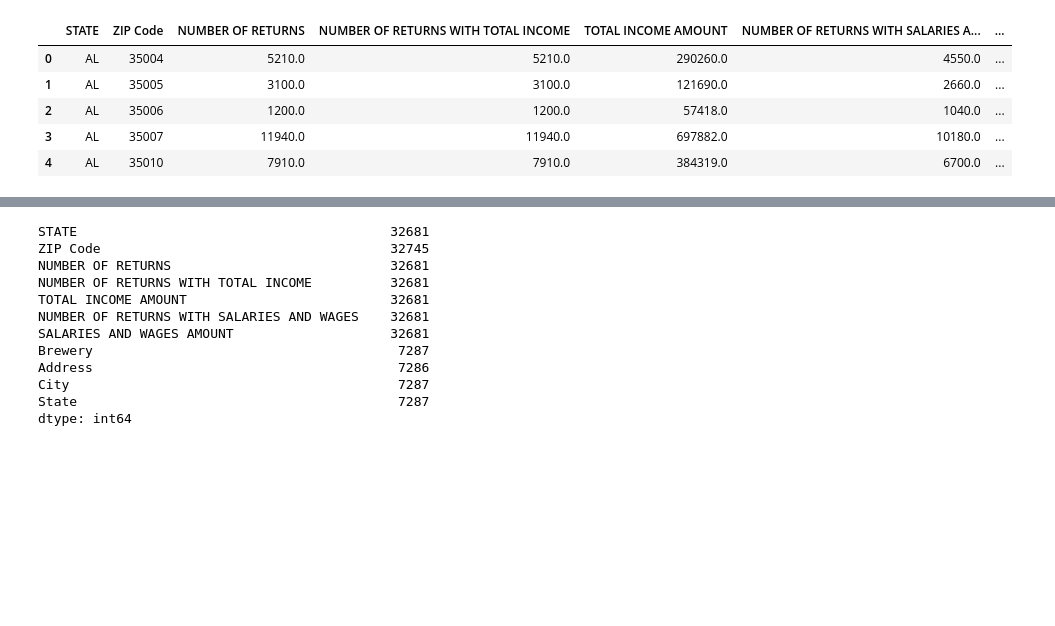
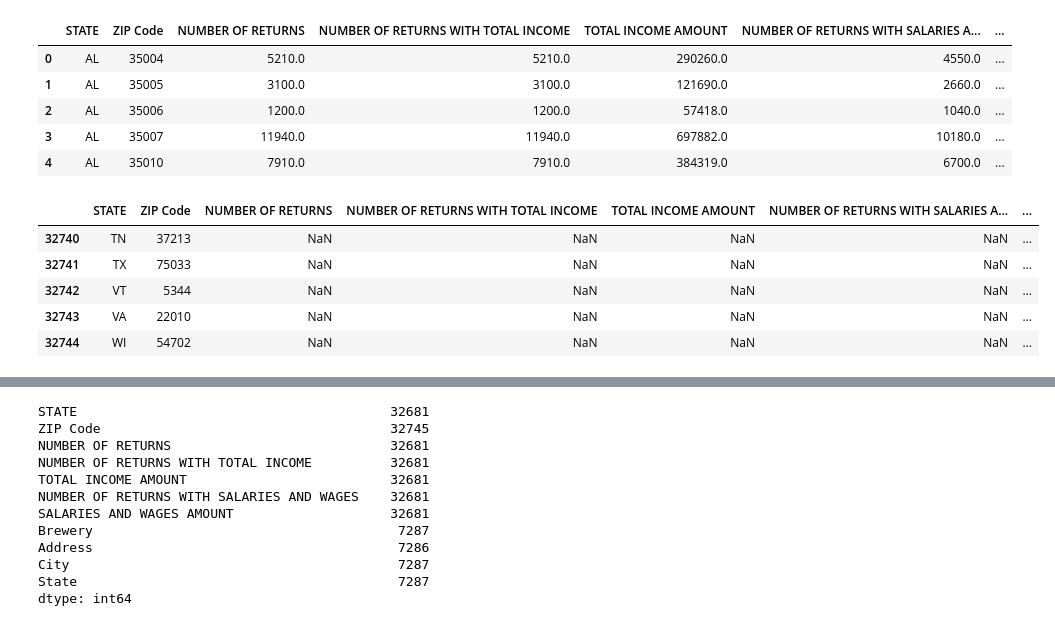
Before and after one commit to sjlapan/Economic_Predictors_of_Brewery_Success, a Jupyter notebook: Merging_Brewers_Association_and_Tax_Data.ipynb, the cells around one changed output, grey strips where cells are left out. Saved outputs shown, nothing was run; the diff lists cells and outputs as text; code cells hidden in the pictures; blank space fills up the shorter version.

Commit message:
Added state labels to zip codes not represented by the tax data, dropped extra State column, saved in brewers_association_data_with_tax_data_2.csv

```diff
--- a/Merging_Brewers_Association_and_Tax_Data.ipynb
+++ b/Merging_Brewers_Association_and_Tax_Data.ipynb
@@ -96,3 +96,13 @@ full_merge_df.head()
 | 2 | AL | 35006 | 1200.0 | 1200.0 | 57418.0 | 1040.0 | ... |
 | 3 | AL | 35007 | 11940.0 | 11940.0 | 697882.0 | 10180.0 | ... |
 | 4 | AL | 35010 | 7910.0 | 7910.0 | 384319.0 | 6700.0 | ... |
+# %%
+full_merge_df["STATE"].fillna(value= full_merge_df["State"], inplace = True)
+full_merge_df.tail()
+# %% [output]
+|  | STATE | ZIP Code | NUMBER OF RETURNS | NUMBER OF RETURNS WITH TOTAL INCOME | TOTAL INCOME AMOUNT | NUMBER OF RETURNS WITH SALARIES A... | ... |
+| 32740 | TN | 37213 | NaN | NaN | NaN | NaN | ... |
+| 32741 | TX | 75033 | NaN | NaN | NaN | NaN | ... |
+| 32742 | VT | 5344 | NaN | NaN | NaN | NaN | ... |
+| 32743 | VA | 22010 | NaN | NaN | NaN | NaN | ... |
+| 32744 | WI | 54702 | NaN | NaN | NaN | NaN | ... |
```
Also changed, not shown: parts of 3 cells of this notebook, 1 other file.
